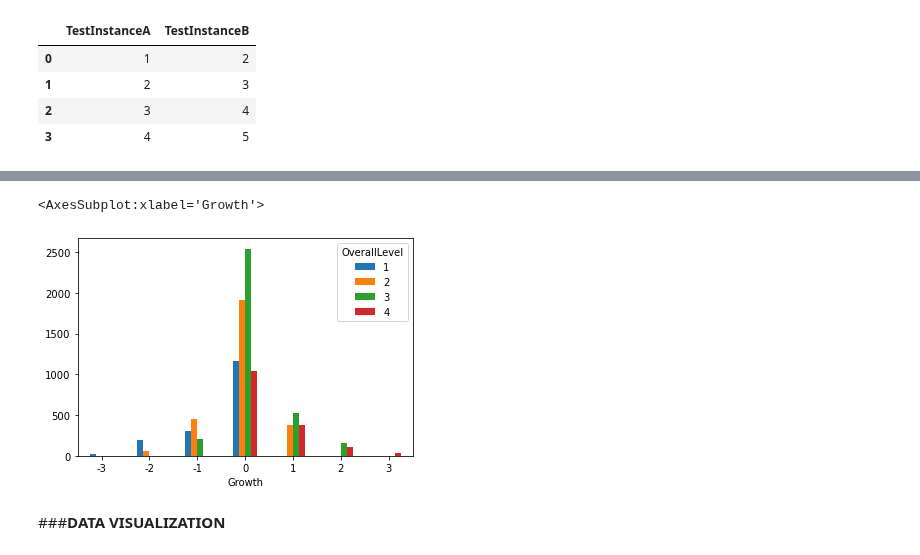
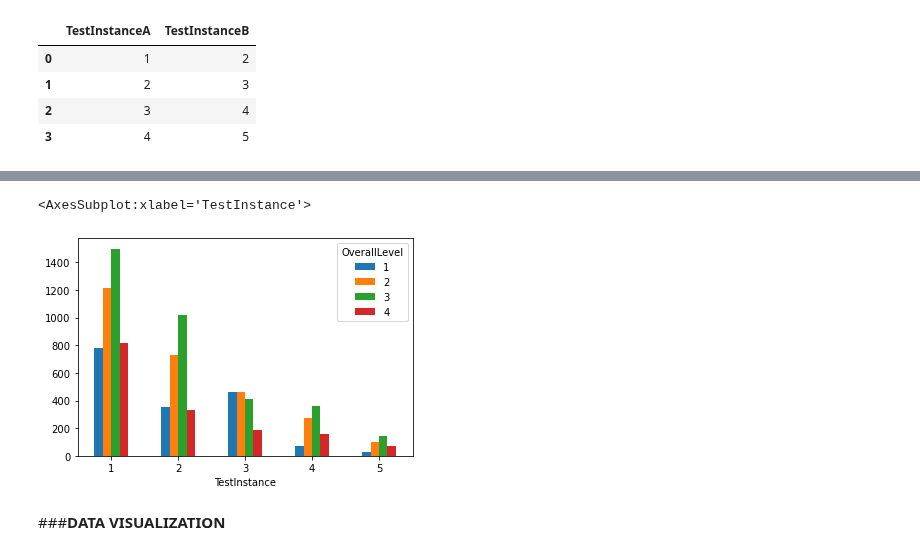
Before and after one commit to Oscar-Gil-Data/ADS-599B, a Jupyter notebook: Code Library Folder/TEAM3_CAPSTONE_EDA (1).ipynb, the cells around one changed output, grey strips where cells are left out. Cells and saved outputs as stored; diff of their text form; code cells hidden in the pictures.

```diff
--- a/Code Library Folder/TEAM3_CAPSTONE_EDA (1).ipynb
+++ b/Code Library Folder/TEAM3_CAPSTONE_EDA (1).ipynb
@@ -291,8 +302,8 @@ df.columns = ['AcademicYear', 'Stu_deID', 'School_deID', 'GradeLevel', 'DOB', 'T
 # %%
-pd.crosstab(df.Growth, df.OverallLevel).plot.bar(rot=0)
+pd.crosstab(df.TestInstance, df.OverallLevel).plot.bar(rot=0)
 # %% [output]
-<AxesSubplot:xlabel='Growth'>
+<AxesSubplot:xlabel='TestInstance'>
-[figure, old version]
+[figure, new version]
 # %% [markdown]
 ###**DATA VISUALIZATION**
 # %% [markdown]
```
Also changed, not shown: parts of 1 cell of this notebook.
